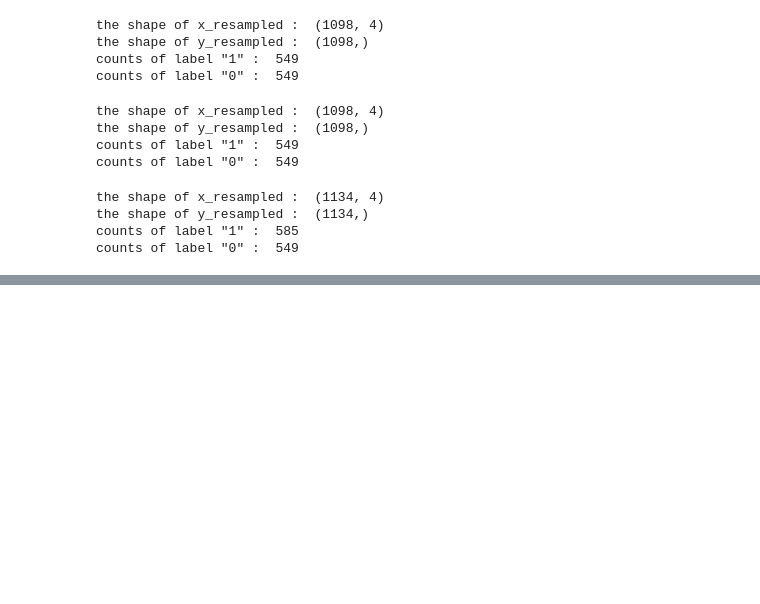
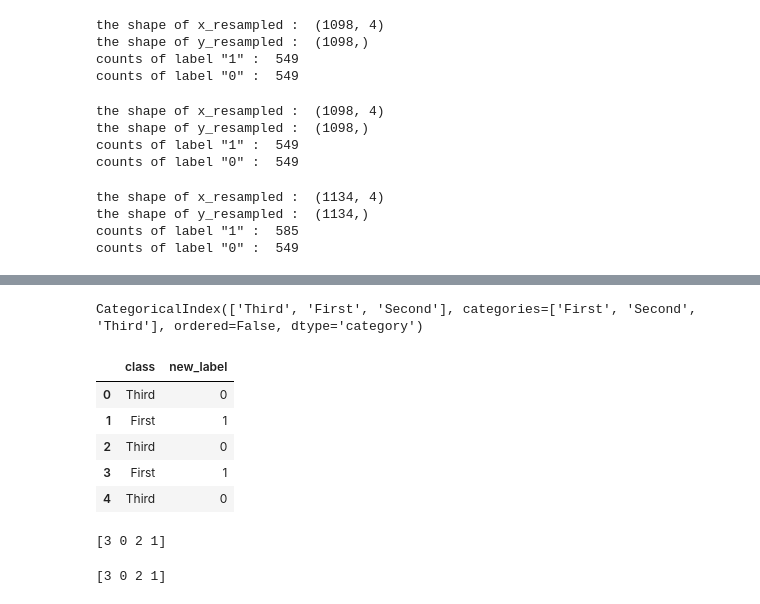
Before and after one commit to s2ul2/bitamin, a Jupyter notebook: 4/4week.ipynb, the cells around one changed output, grey strips where cells are left out. Drawn from its saved outputs; the diff is of its cells as text; code cells hidden in the pictures; blank space fills up the shorter version.

```diff
--- a/4/4week.ipynb
+++ b/4/4week.ipynb
@@ -611,0 +614,2 @@ counts of label "0" :  549
+# %%
+e, c = pd.factorize(df['class']) # 두가지 값을 반환한다.
@@ -611,0 +636,4 @@ counts of label "0" :  549
+# %%
+c # 범주
+# %% [output]
+CategoricalIndex(['Third', 'First', 'Second'], categories=['First', 'Second', 'Third'], ordered=False, dtype='category')
@@ -611,0 +642,9 @@ counts of label "0" :  549
+# %%
+df[['class', 'new_label']].head()
+# %% [output]
+|  | class | new_label |
+| 0 | Third | 0 |
+| 1 | First | 1 |
+| 2 | Third | 0 |
+| 3 | First | 1 |
+| 4 | Third | 0 |
@@ -611,0 +654,13 @@ counts of label "0" :  549
+# %%
+sports = ['축구', '농구', '야구', '배구']
+encoder = LabelEncoder()
+encoder.fit(sports) # 학습
+labels = encoder.transform(sports) # 변환
+print(labels)
+# %% [output]
+[3 0 2 1]
+# %%
+labels = encoder.fit_transform(sports) # 학습과 변환을 한번에
+print(labels)
+# %% [output]
+[3 0 2 1]
```
Also changed, not shown: parts of 12 cells of this notebook.
